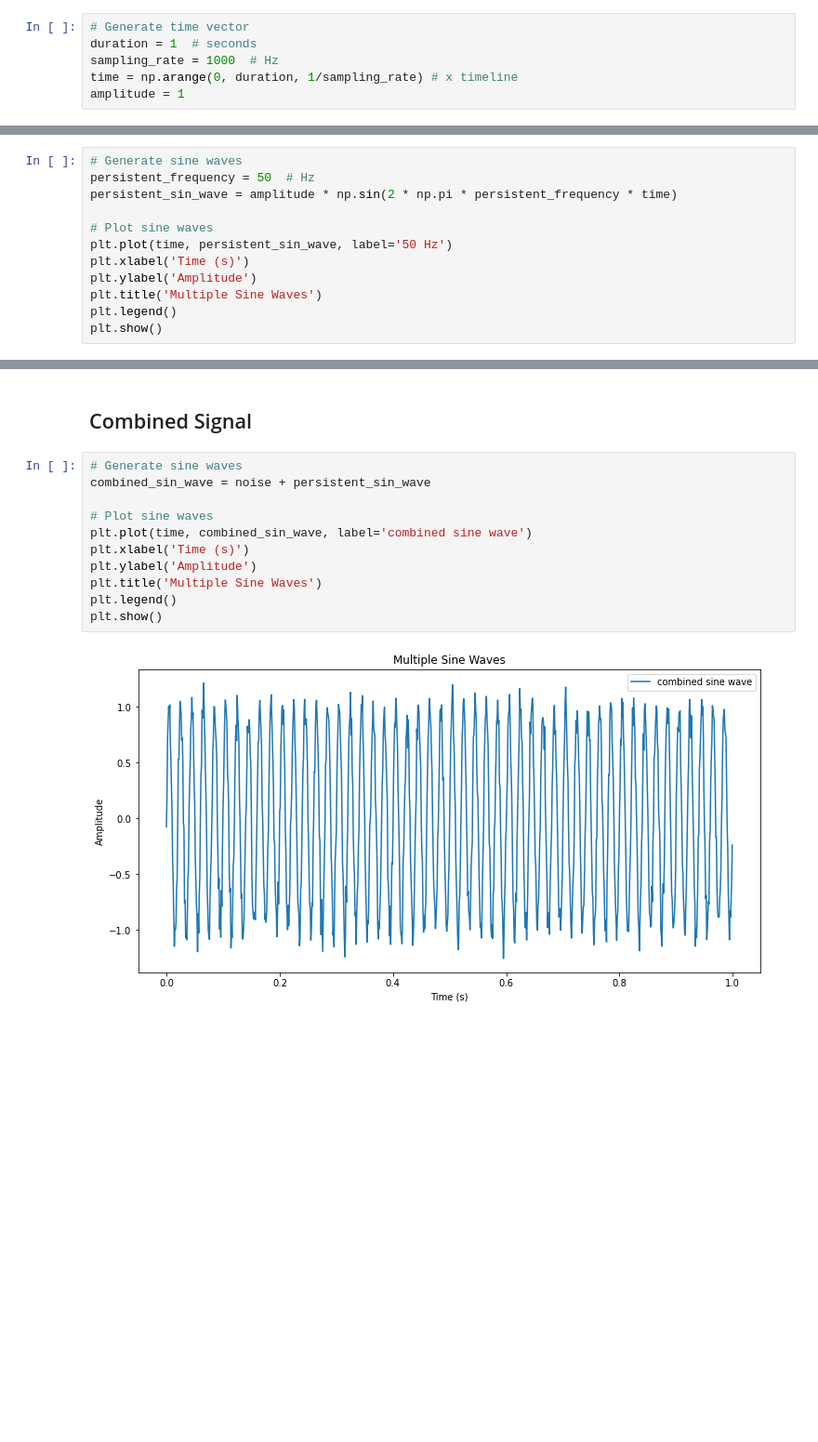
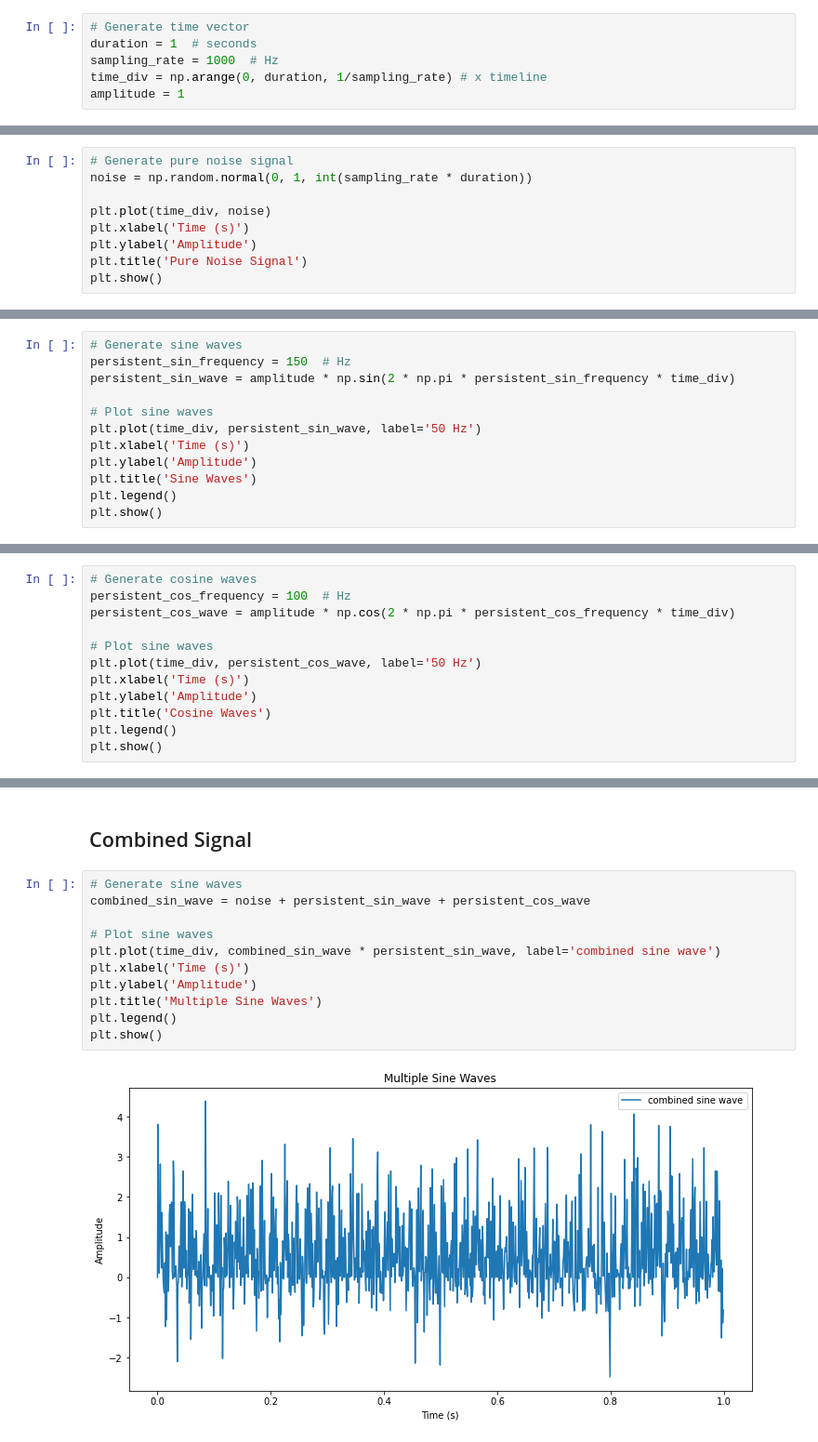
Before and after one commit to sayingless/fast-fourier-transform, a Jupyter notebook: Fourier Transform.ipynb, the cells around one changed output, grey strips where cells are left out. Shown: that part at 93% size. Cells and saved outputs as stored; diff of their text form; blank space fills up the shorter version.

```diff
--- a/Fourier Transform.ipynb
+++ b/Fourier Transform.ipynb
@@ -9,7 +10,7 @@ plt.rcParams['figure.figsize'] = [12, 6] #Make the graph big
 # Generate time vector
 duration = 1  # seconds
 sampling_rate = 1000  # Hz
-time = np.arange(0, duration, 1/sampling_rate) # x timeline
+time_div = np.arange(0, duration, 1/sampling_rate) # x timeline
 amplitude = 1
 # %% [markdown]
 ## Create Noisy Signal
@@ -28,0 +17,9 @@ plt.show()
+# %%
+# Generate pure noise signal
+noise = np.random.normal(0, 1, int(sampling_rate * duration))
+
+plt.plot(time_div, noise)
+plt.xlabel('Time (s)')
+plt.ylabel('Amplitude')
+plt.title('Pure Noise Signal')
+plt.show()
@@ -30,14 +29,14 @@ plt.show()
 ## Create Persistent Signal
 # %%
 # Generate sine waves
-persistent_frequency = 50  # Hz
-persistent_sin_wave = amplitude * np.sin(2 * np.pi * persistent_frequency * time)
+persistent_sin_frequency = 150  # Hz
+persistent_sin_wave = amplitude * np.sin(2 * np.pi * persistent_sin_frequency * time_div)
 
 # Plot sine waves
-plt.plot(time, persistent_sin_wave, label='50 Hz')
+plt.plot(time_div, persistent_sin_wave, label='50 Hz')
 plt.xlabel('Time (s)')
 plt.ylabel('Amplitude')
-plt.title('Multiple Sine Waves')
+plt.title('Sine Waves')
 plt.legend()
 plt.show()
 # %% [output]
@@ -44,0 +44,12 @@ plt.show()
+# %%
+# Generate cosine waves
+persistent_cos_frequency = 100  # Hz
+persistent_cos_wave = amplitude * np.cos(2 * np.pi * persistent_cos_frequency * time_div)
+
+# Plot sine waves
+plt.plot(time_div, persistent_cos_wave, label='50 Hz')
+plt.xlabel('Time (s)')
+plt.ylabel('Amplitude')
+plt.title('Cosine Waves')
+plt.legend()
+plt.show()
@@ -46,15 +59,15 @@ plt.show()
 ## Combined Signal
 # %%
 # Generate sine waves
-combined_sin_wave = noise + persistent_sin_wave
+combined_sin_wave = noise + persistent_sin_wave + persistent_cos_wave
 
 # Plot sine waves
-plt.plot(time, combined_sin_wave, label='combined sine wave')
+plt.plot(time_div, combined_sin_wave * persistent_sin_wave, label='combined sine wave')
 plt.xlabel('Time (s)')
 plt.ylabel('Amplitude')
 plt.title('Multiple Sine Waves')
 plt.legend()
 plt.show()
 # %% [output]
-[figure, old version]
+[figure, new version]
 # %% [markdown]
```
Also changed, not shown: parts of 31 cells of this notebook, 4 other files.
